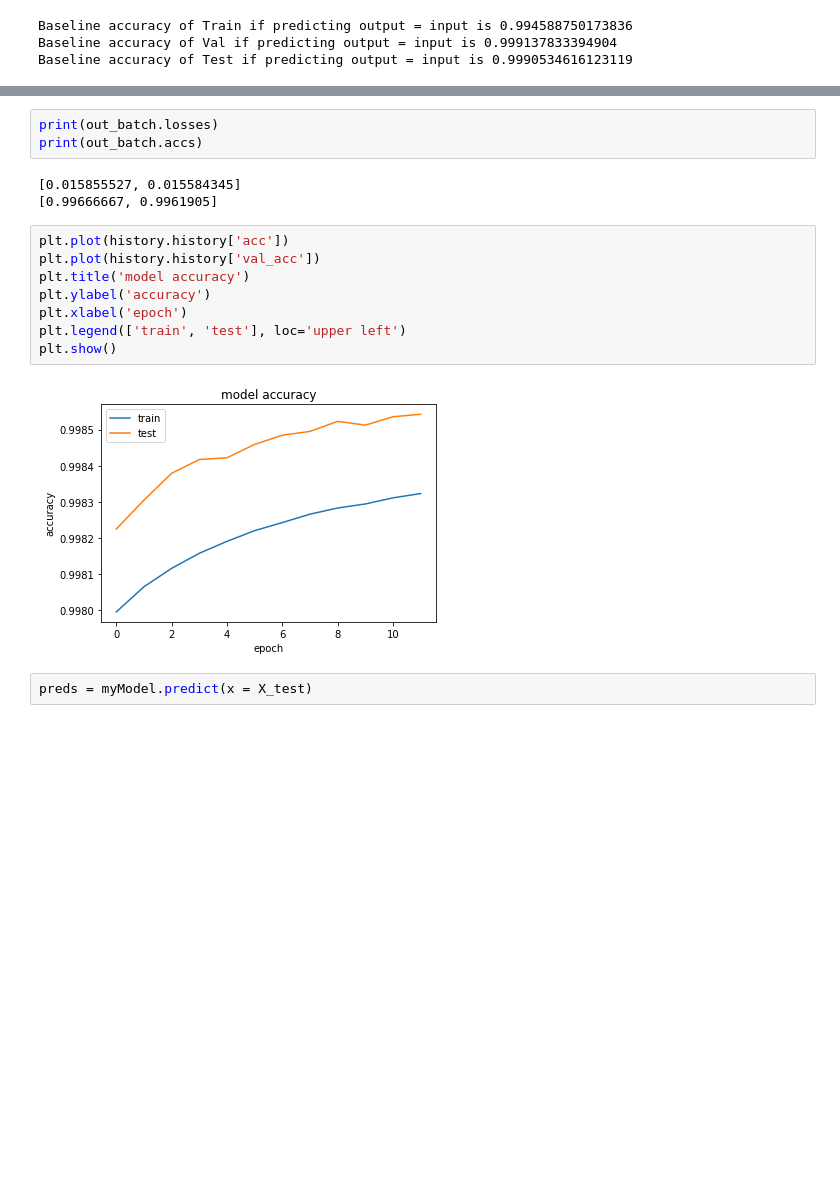
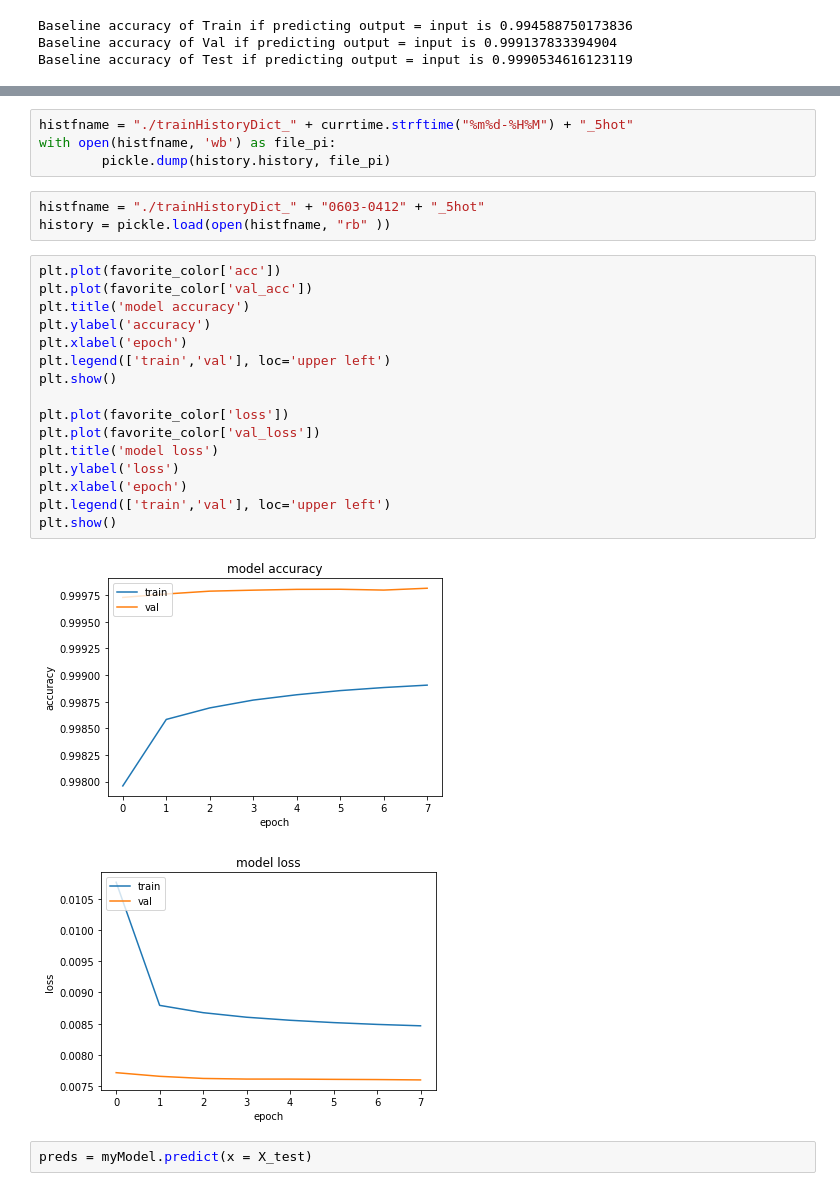
Before and after one commit to kiti15237/cs230_project, a Jupyter notebook: ConvNet_5hot.ipynb, the cells around one changed output, grey strips where cells are left out. Cells and saved outputs as stored; diff of their text form; blank space fills up the shorter version.

Commit message:
history and weights trained from scratch on agreed-upon data split

```diff
--- a/ConvNet_5hot.ipynb
+++ b/ConvNet_5hot.ipynb
@@ -232,19 +247,29 @@ step 150: loss = 0.05106266215443611, acc = 0.9868831038475037
-# %%
-print(out_batch.losses)
-print(out_batch.accs)
-# %% [output]
-[0.015855527, 0.015584345]
-[0.99666667, 0.9961905]
+# %%
+histfname = "./trainHistoryDict_" + currtime.strftime("%m%d-%H%M") + "_5hot"
+with open(histfname, 'wb') as file_pi:
+        pickle.dump(history.history, file_pi)
+# %%
+histfname = "./trainHistoryDict_" + "0603-0412" + "_5hot"
+history = pickle.load(open(histfname, "rb" ))
 # %%
-plt.plot(history.history['acc'])
-plt.plot(history.history['val_acc'])
+plt.plot(favorite_color['acc'])
+plt.plot(favorite_color['val_acc'])
 plt.title('model accuracy')
 plt.ylabel('accuracy')
 plt.xlabel('epoch')
-plt.legend(['train', 'test'], loc='upper left')
+plt.legend(['train','val'], loc='upper left')
 plt.show()
+
+plt.plot(favorite_color['loss'])
+plt.plot(favorite_color['val_loss'])
+plt.title('model loss')
+plt.ylabel('loss')
+plt.xlabel('epoch')
+plt.legend(['train','val'], loc='upper left')
+plt.show()
 # %% [output]
-[figure, old version]
+[figure, new version]
+[figure, added]
 # %%
 preds = myModel.predict(x = X_test)
 # %%
```
Also changed, not shown: parts of 5 cells of this notebook, 3 other files.
